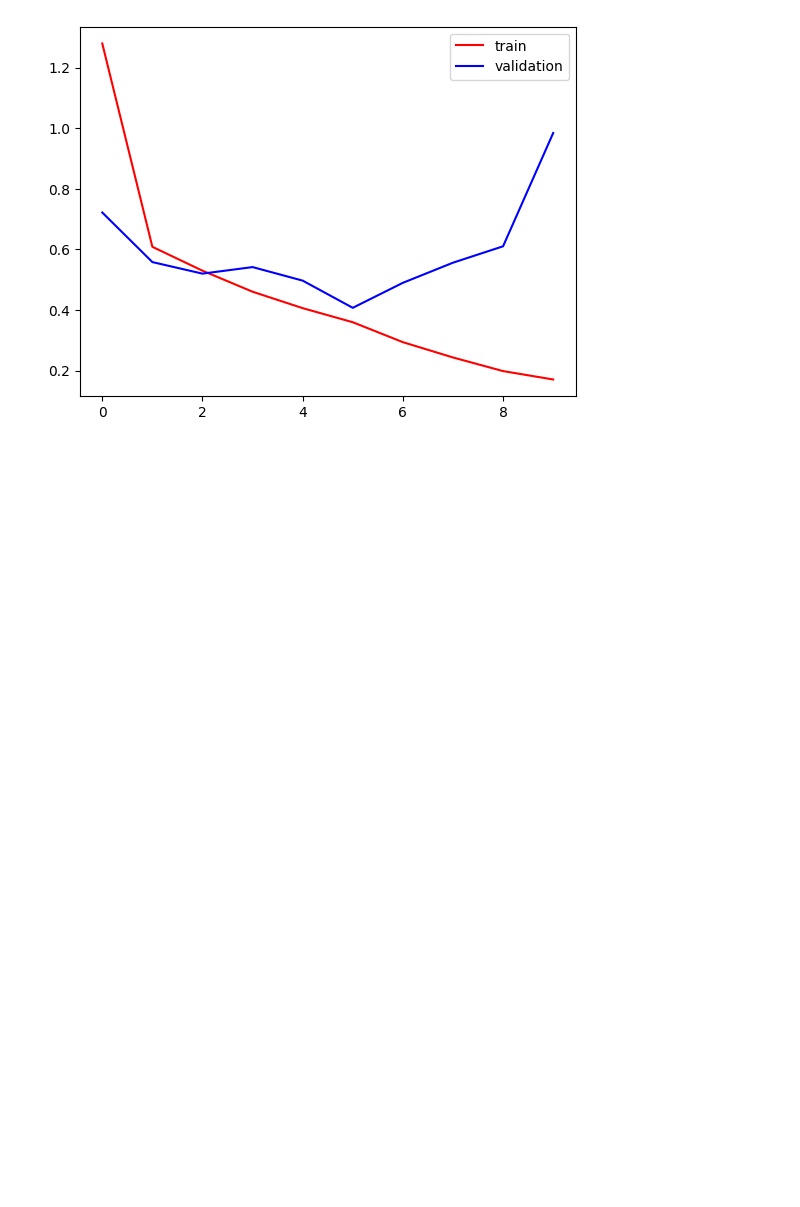
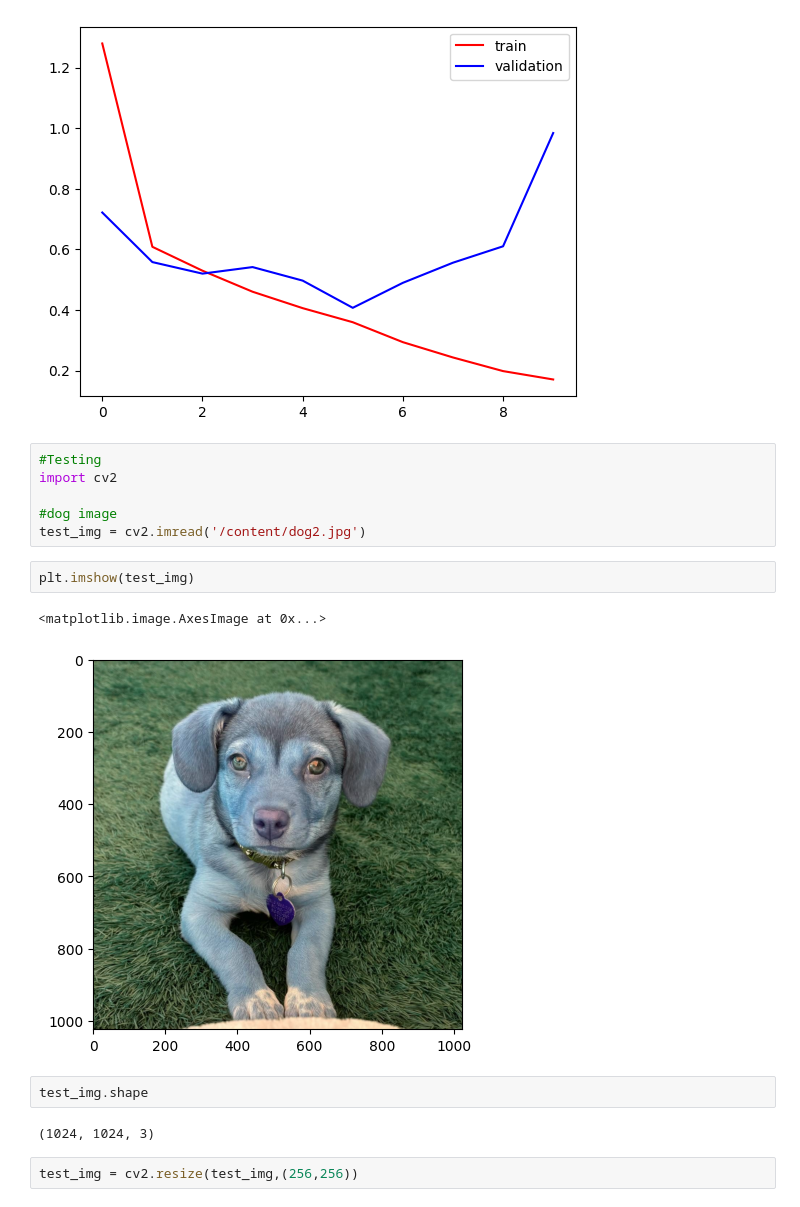
Before and after one commit to Priyanshu1620/ai-ml-project_1, a Jupyter notebook: cats_v_dogs_classification.ipynb, the cells around one changed output. Cells and saved outputs as stored; diff of their text form; blank space fills up the shorter version.

```diff
--- a/cats_v_dogs_classification.ipynb
+++ b/cats_v_dogs_classification.ipynb
@@ -138,3 +138,20 @@ plt.legend()
 plt.show()
 # %% [output]
 [figure]
+# %%
+#Testing
+import cv2
+
+#dog image
+test_img = cv2.imread('/content/dog2.jpg')
+# %%
+plt.imshow(test_img)
+# %% [output]
+<matplotlib.image.AxesImage at 0x...>
+[figure, added]
+# %%
+test_img.shape
+# %% [output]
+(1024, 1024, 3)
+# %%
+test_img = cv2.resize(test_img,(256,256))
```
Also changed, not shown: parts of 9 cells of this notebook.
